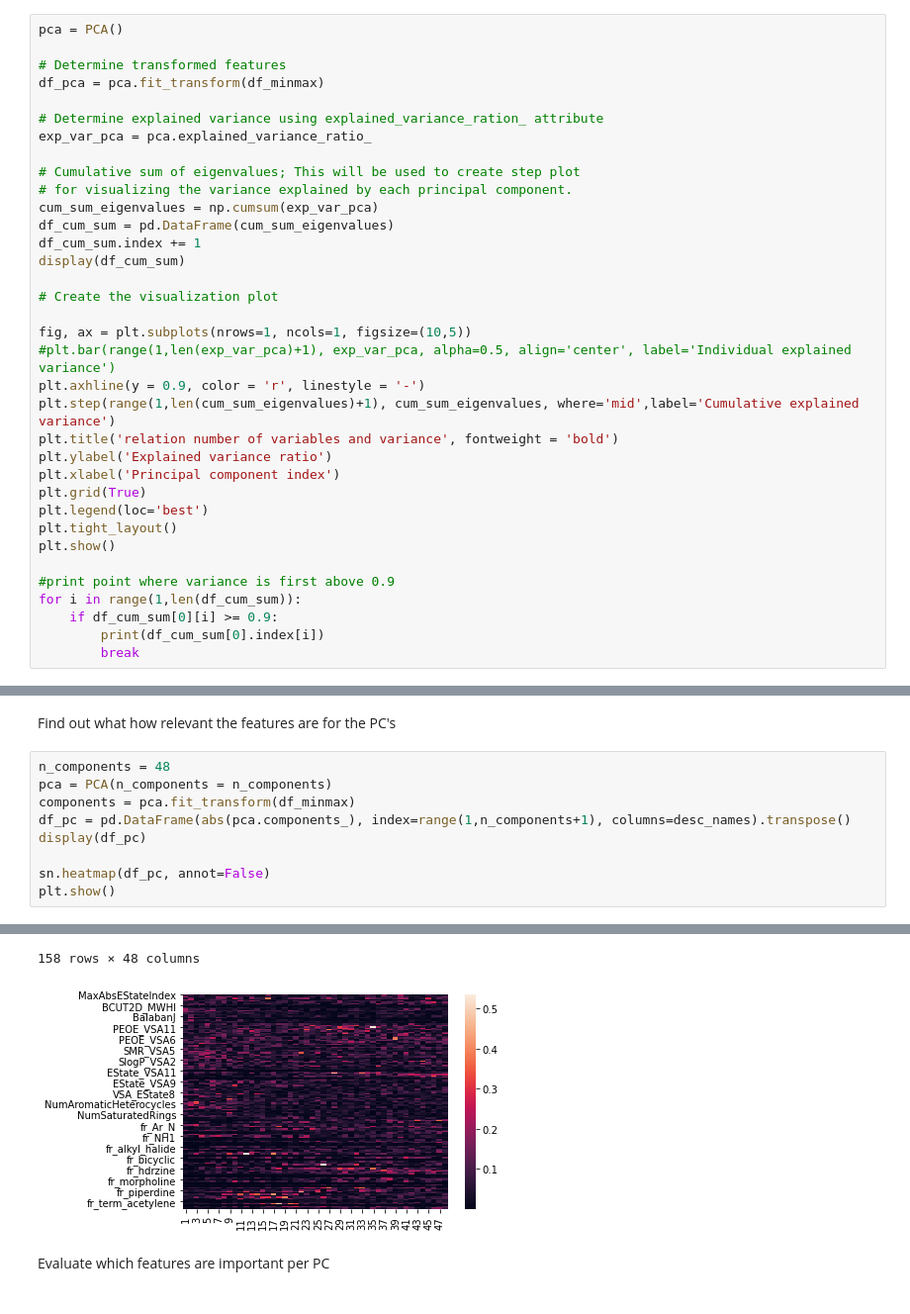
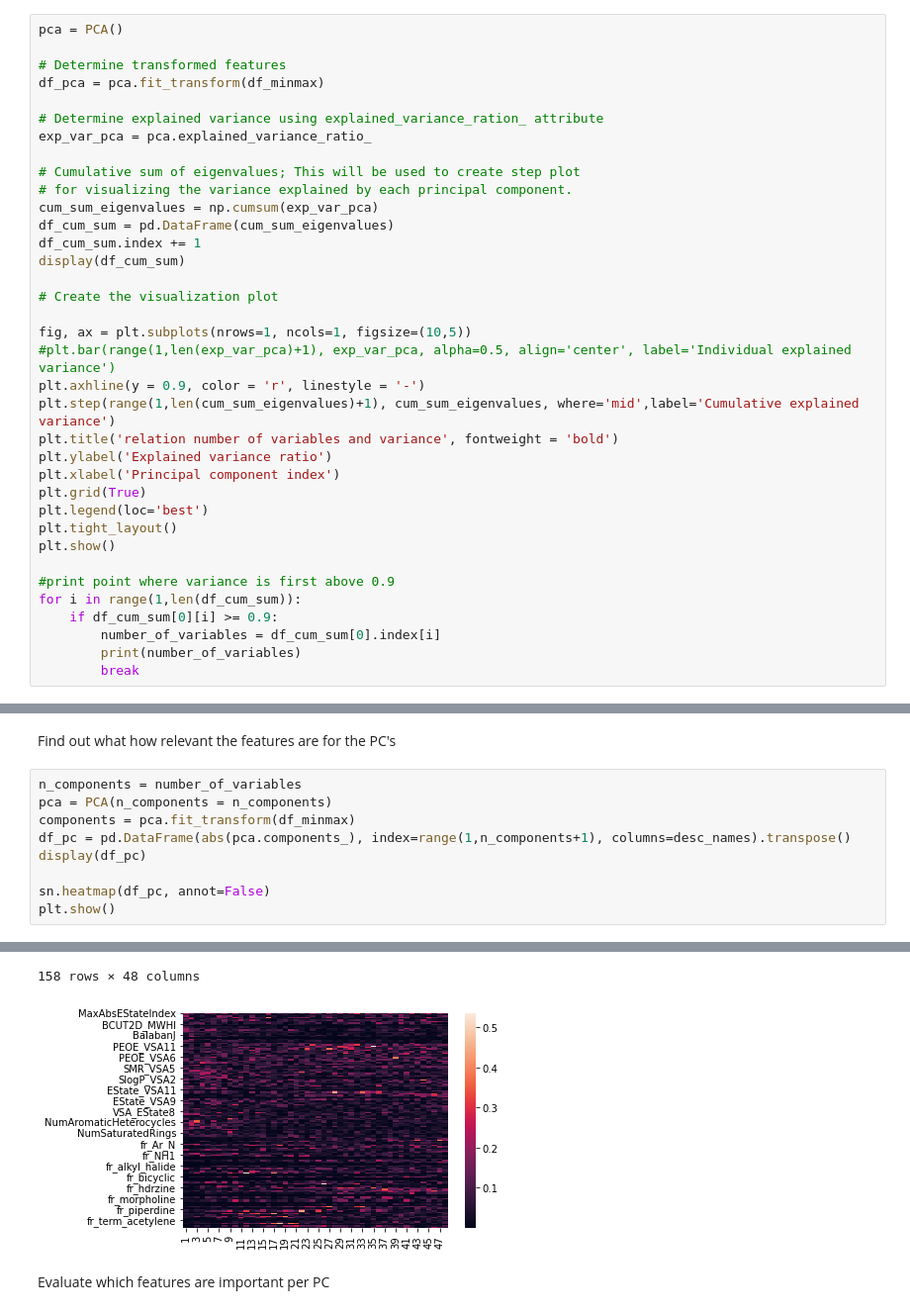
Before and after one commit to Jetteb/advanced-programming-group-7, a Jupyter notebook: group assignment 06-06-23.ipynb, the cells around one changed output, grey strips where cells are left out. Shown: that part at 99% size. Saved outputs shown, nothing was run; the diff lists cells and outputs as text.

```diff
--- a/group assignment 06-06-23.ipynb
+++ b/group assignment 06-06-23.ipynb
@@ -239,7 +240,8 @@ plt.show()
 #print point where variance is first above 0.9
 for i in range(1,len(df_cum_sum)):
     if df_cum_sum[0][i] >= 0.9:
-        print(df_cum_sum[0].index[i])
+        number_of_variables = df_cum_sum[0].index[i]
+        print(number_of_variables)
         break
 # %% [output]
 |  | 0 |
@@ -260,7 +262,7 @@ for i in range(1,len(df_cum_sum)):
 # %% [markdown]
 Find out what how relevant the features are for the PC's
 # %%
-n_components = 48
+n_components = number_of_variables
 pca = PCA(n_components = n_components)
 components = pca.fit_transform(df_minmax)
 df_pc = pd.DataFrame(abs(pca.components_), index=range(1,n_components+1), columns=desc_names).transpose()
@@ -284,5 +286,5 @@ plt.show()
 158 rows × 48 columns
-[figure, old version]
+[figure, new version]
 # %% [markdown]
 Evaluate which features are important per PC
 # %%
```
Also changed, not shown: parts of 7 cells of this notebook.
